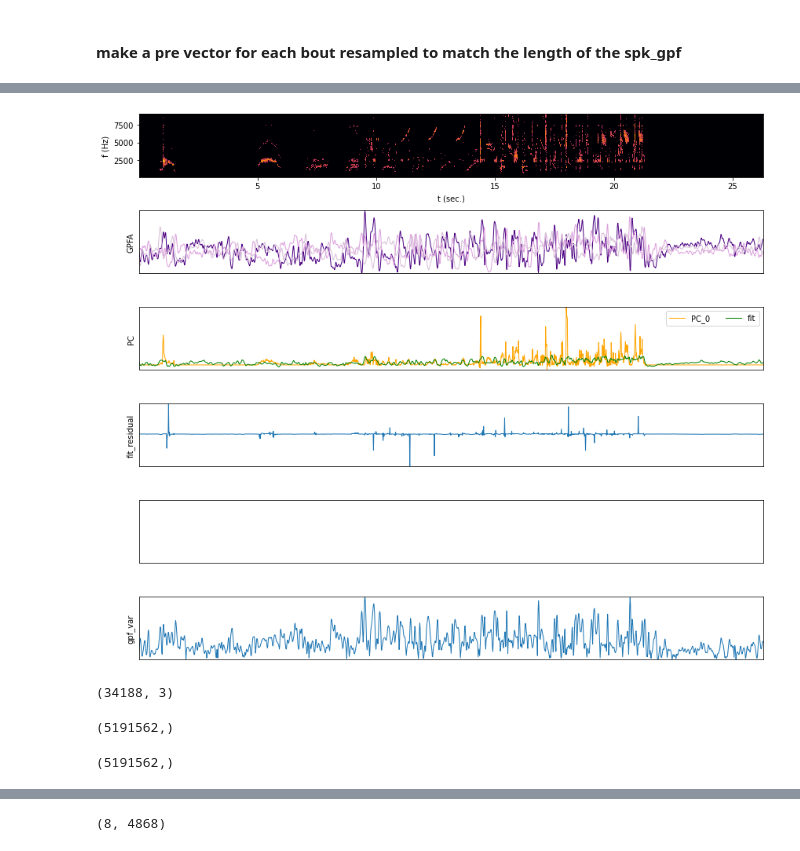
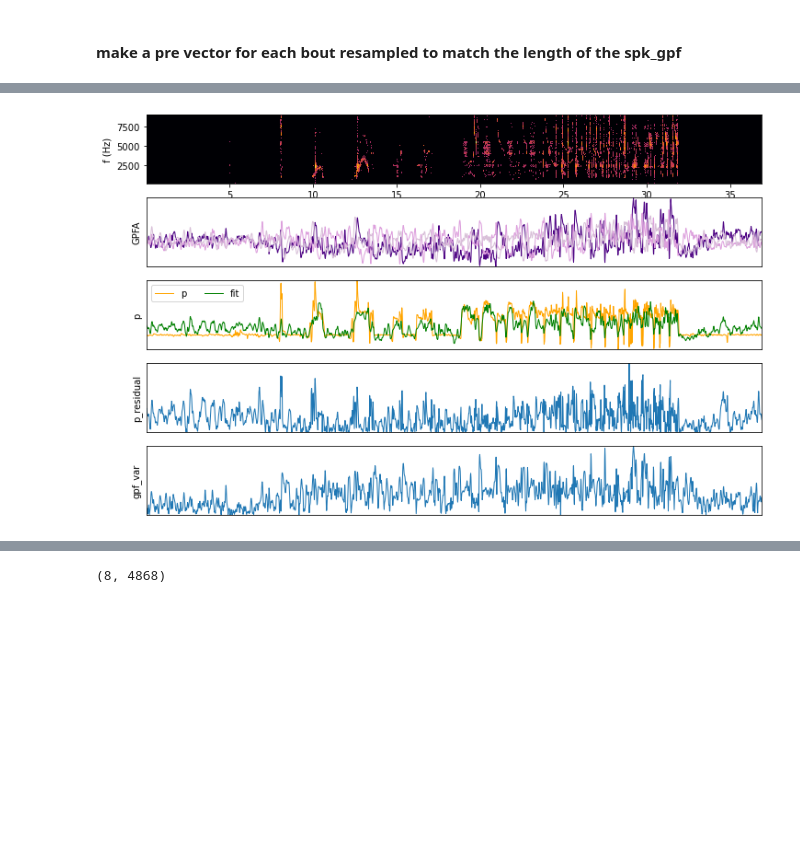
Before and after one commit to zekearneodo/ceciestunepipe, a Jupyter notebook: notebooks/pipeline/s_b1555_22/analysis_bout_gpfa-s_b1555_22-20220716_1426-pakhi-kavlitalk.ipynb, the cells around one changed output, grey strips where cells are left out. Drawn from its saved outputs; the diff is of its cells as text; code cells hidden in the pictures; blank space fills up the shorter version.

```diff
--- a/notebooks/pipeline/s_b1555_22/analysis_bout_gpfa-s_b1555_22-20220716_1426-pakhi-kavlitalk.ipynb
+++ b/notebooks/pipeline/s_b1555_22/analysis_bout_gpfa-s_b1555_22-20220716_1426-pakhi-kavlitalk.ipynb
@@ -348,0 +518,2 @@ reducer_fr, emb_fr, frflat = dim.rolling_umap(fr, umap_win, parametric=False, ra
+# %%
+bout_df['pre_fr_fit'] = bout_df['spk_bin_arr'].apply(lambda x: reg.predict(x.T))
@@ -424,10 +732,6 @@ gpfa_pre_fig = plot_bout_projections_and_dist(bout_df.iloc[15])
 #### make a pre vector for each bout resampled to match the length of the spk_gpf
 # %%
 bout_df['pre_resample'] = bout_df.apply(lambda s: signal.resample(s['pre_filt'], s['spk_gpf'].shape[-1]), axis=1)
-
-bout_df['sxx_pc_resample'] = bout_df.apply(lambda s: signal.resample(s['sxx_pc'],
-                                                                     s['spk_gpf'].shape[-1],
-                                                                    axis=0), axis=1)
 # %%
 lr = linear_model.LinearRegression()
 
@@ -482,3 +767,6 @@ bout_df['gpf_ssx_pc_fit_err'] = bout_df.apply(lambda s: np.abs(s['sxx_pc_resampl
 # %%
-bout_df[['gpf_pre_fit', 'pre_fit_r']] = bout_df.apply(lambda s: pd.Series(fit_pre(s, lr, return_score=True)),
-                                                      axis=1)
+# for unit_part_key in ['_t40', '_b40']:
+#     gpf_key = 'spk_gpf{}'.format(unit_part_key)
+#     fit_key = 'gpf_pre_fit{}'.format(unit_part_key)
+
+#     bout_df[fit_key] = bout_df.apply(lambda s: fit_pre(s, lr, gpf_key=gpf_key), axis=1)
@@ -485,6 +774,0 @@ bout_df[['gpf_pre_fit', 'pre_fit_r']] = bout_df.apply(lambda s: pd.Series(fit_pr
-# %%
-fig, ax = plt.subplots(1)
-ax.boxplot(bout_df[['pre_fit_r', 'gpf_ssx_pc_fit_r']])
-ax.set_xticks([1, 2],['GPFA->Pres', 'GPFA->PC_0'])
-ax.set_ylim([0, 1])
-ax.set_title('RA fits')
@@ -498,63 +831,51 @@ one_r
 # %%
 ### se them together all for a bout now
 def plot_bout_projections_and_fit(bout_series):
-    sxx_pc = bout_series['sxx_pc_resample']
-    sxx_pc_fit = bout_series['gpf_ssx_pc_fit']
-    sxx_pc_err = bout_df['gpf_ssx_pc_fit_err']
-
+    sxx_pc = bout_series['sxx_pc']
     gpf = bout_series['spk_gpf']
+    pre_arr = bout_series['pre_resample']
     mic_arr = bout_series['mic_arr']
 
     f, t, sxx = tuple([bout_series['f_xx'], bout_series['t_xx'], bout_series['s_xx']])
 
-    fig, ax = plt.subplots(nrows=6, ncols=1, figsize=(12, 10));
+    fig, ax = plt.subplots(nrows=5, ncols=1, figsize=(12, 8));
 
     ax[0].pcolormesh(t, f, np.log(sxx), cmap='inferno')
     ax[0].set_xlabel('t (sec.)')
     ax[0].set_ylabel('f (Hz)')
 
     #ax[1].plot((np.abs(mic_arr)), 'k');
     #ax[1].set_ylabel('sound amplitude (arb)')
 
     #ax[2].set_title('spectrogram PC')
     #ax[2].plot(sxx_pc[:, 0], 'k', lw=1);
 
     #ax[1].set_title('RA GPFA');
     ax[1].set_prop_cycle(color=['indigo', 'plum', 'thistle'])
     #ax[1].set_prop_cycle(color=plt.cycler("color", list(plt.cycler("color", plt.cm.Set2.colors))))
     ax[1].plot(gpf[:3].T, lw=1);
     ax[1].set_ylabel('GPFA')
 
     #ax[2].set_title('pressure');
-    ax[2].plot(sxx_pc[:,0], 'orange', lw=1, label='PC_0');
-    ax[2].set_ylabel('PC')
-    ax[2].plot(sxx_pc_fit, 'green', lw=1, label='fit')
+    ax[2].plot(pre_arr, 'orange', lw=1, label='p');
+    ax[2].set_ylabel('p')
+    ax[2].plot(bout_series['gpf_pre_fit'], 'green', lw=1, label='fit')
     ax[2].legend(ncol=2)
 
-    ax[3].plot(bout_series['gpf_ssx_pc_fit_err'], lw=1)
-    ax[3].set_ylabel('fit_residual')
+    ax[3].plot(bout_series['gpf_pre_fit_err'], lw=1)
+    ax[3].set_ylabel('p_residual')
 
 
-    #ax[3].plot(bout_series['gpf_ssx_pc_fit_err'], lw=1)
-    #ax[4].set_ylabel('p_residual_fit')
-
-    ax[5].plot(bout_series['gpf_spread'], lw=1)
-    ax[5].set_ylabel('gpf_var')
+    ax[4].plot(bout_series['gpf_spread'], lw=1)
+    ax[4].set_ylabel('gpf_var')
 
     for ax_i in ax[1:]:
         ax_i.set_xticks([])
         ax_i.set_yticks([])
 
-    plt.tight_layout()
     return fig
 
 
-gpfa_pre_fig = plot_bout_projections_and_fit(bout_df.iloc[26])
+gpfa_pre_fig = plot_bout_projections_and_fit(bout_df.iloc[24])
 # %% [output]
-[figure, old version]
+[figure, new version]
-# %%
-### distances vs distances
-bout_s = bout_df.iloc[25]
-bout_s['sxx_pc'].shape
-# %% [output]
-(34188, 3)
@@ -570,8 +881,0 @@ d_gpfa = all_dist(bout_s['spk_gpf'].T)
-# %%
-d_gpfa.shape
-# %% [output]
-(5191562,)
-# %%
-d_pc.shape
-# %% [output]
-(5191562,)
```
Also changed, not shown: parts of 120 cells of this notebook, 55 other files.
